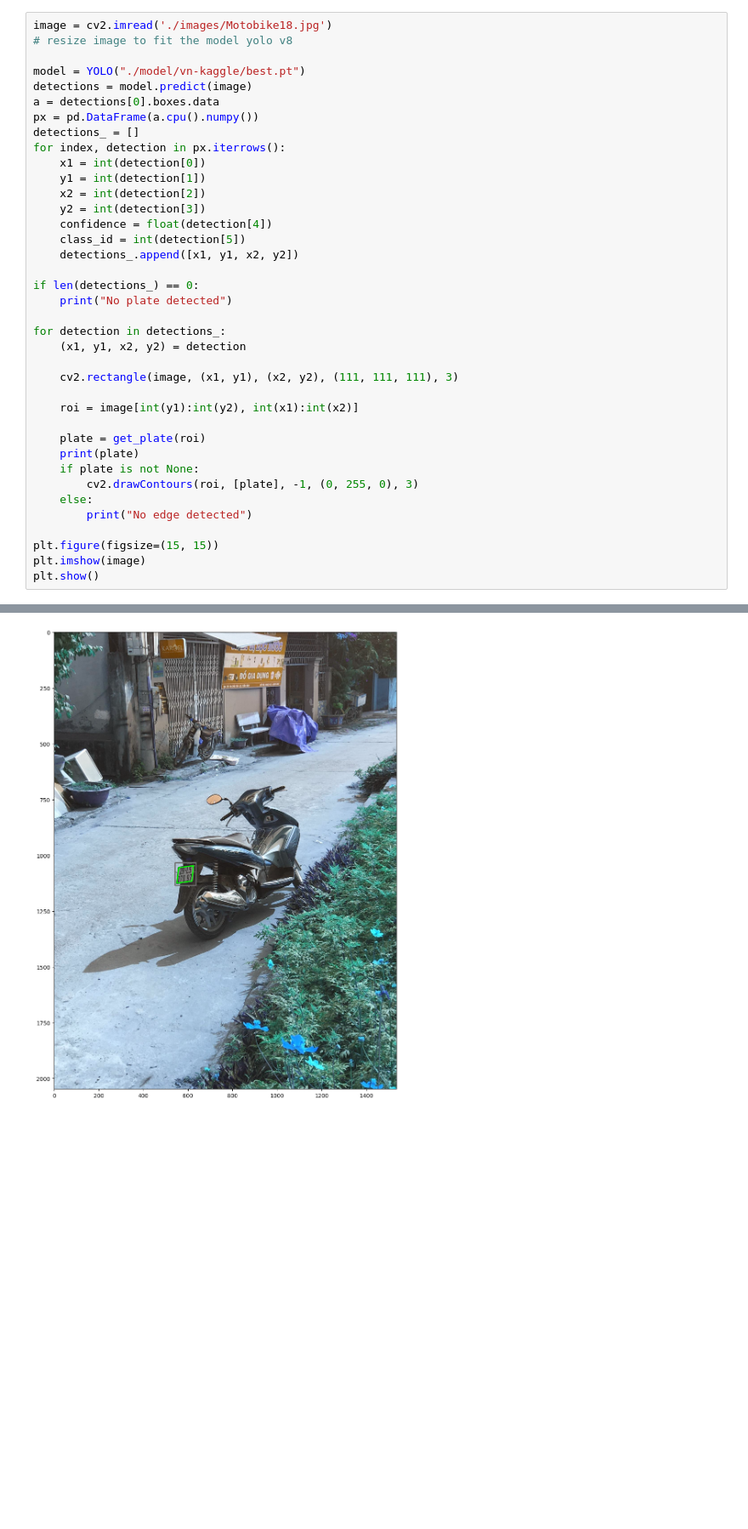
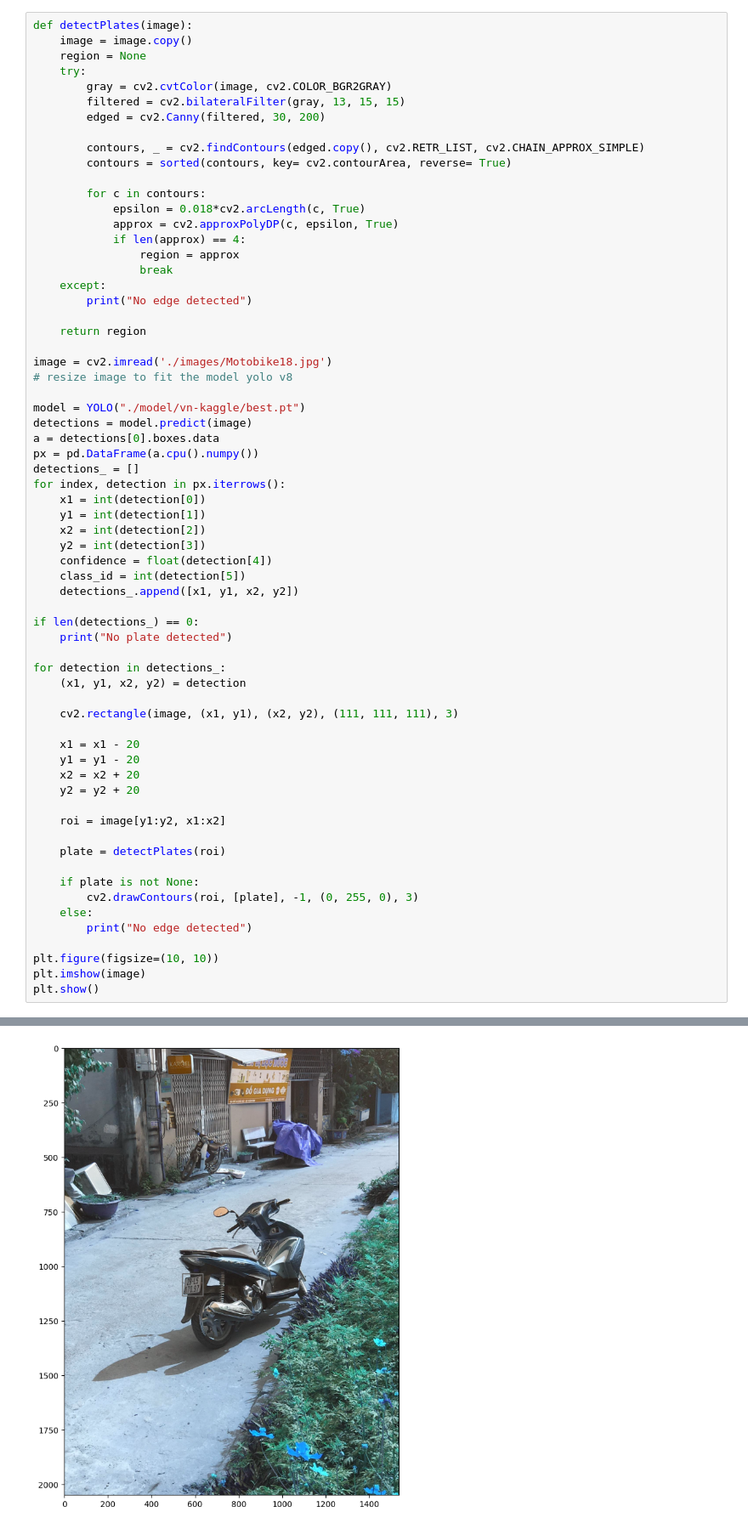
Before and after one commit to NoVeTe36/License-Plate-Detection, a Jupyter notebook: demo.ipynb, the cells around one changed output, grey strips where cells are left out. Shown at 85% size. Cells and saved outputs as stored; diff of their text form; blank space fills up the shorter version.

```diff
--- a/demo.ipynb
+++ b/demo.ipynb
@@ -52,4 +388,26 @@ def get_plate(plate):
 # %%
+def detectPlates(image):
+    image = image.copy()
+    region = None
+    try:
+        gray = cv2.cvtColor(image, cv2.COLOR_BGR2GRAY)
+        filtered = cv2.bilateralFilter(gray, 13, 15, 15)
+        edged = cv2.Canny(filtered, 30, 200)
+
+        contours, _ = cv2.findContours(edged.copy(), cv2.RETR_LIST, cv2.CHAIN_APPROX_SIMPLE)
+        contours = sorted(contours, key= cv2.contourArea, reverse= True)
+
+        for c in contours:
+            epsilon = 0.018*cv2.arcLength(c, True)
+            approx = cv2.approxPolyDP(c, epsilon, True)
+            if len(approx) == 4:
+                region = approx
+                break
+    except:
+        print("No edge detected")
+
+    return region
+
 image = cv2.imread('./images/Motobike18.jpg')
 # resize image to fit the model yolo v8
 
@@ -75,16 +433,21 @@ for detection in detections_:
 
     cv2.rectangle(image, (x1, y1), (x2, y2), (111, 111, 111), 3)
 
-    roi = image[int(y1):int(y2), int(x1):int(x2)]
+    x1 = x1 - 20
+    y1 = y1 - 20
+    x2 = x2 + 20
+    y2 = y2 + 20
 
-    plate = get_plate(roi)
-    print(plate)
+    roi = image[y1:y2, x1:x2]
+
+    plate = detectPlates(roi)
+
     if plate is not None:
         cv2.drawContours(roi, [plate], -1, (0, 255, 0), 3)
     else:
         print("No edge detected")
 
-plt.figure(figsize=(15, 15))
+plt.figure(figsize=(10, 10))
 plt.imshow(image)
 plt.show()
 # %% [output]
@@ -100 +457 @@ Speed: 5.0ms preprocess, 16.0ms inference, 1.0ms postprocess per image at shape
-[figure, old version]
+[figure, new version]
```
Also changed, not shown: parts of 11 cells of this notebook, 20 other files.
